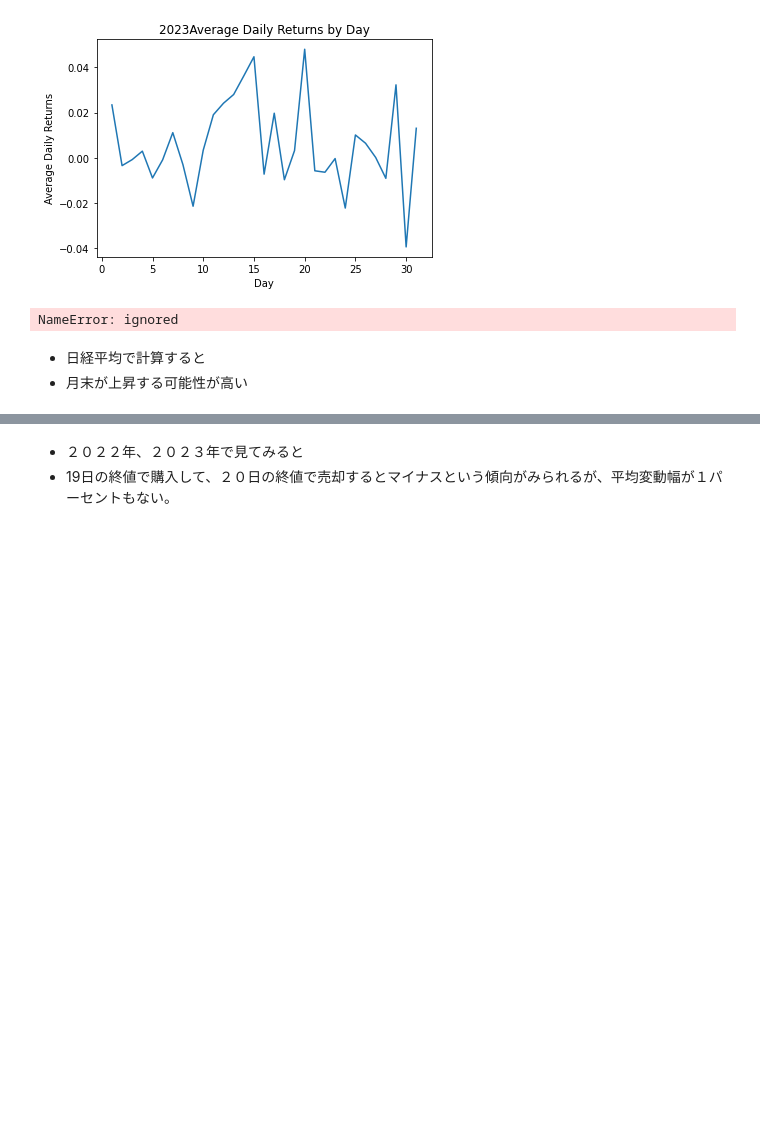
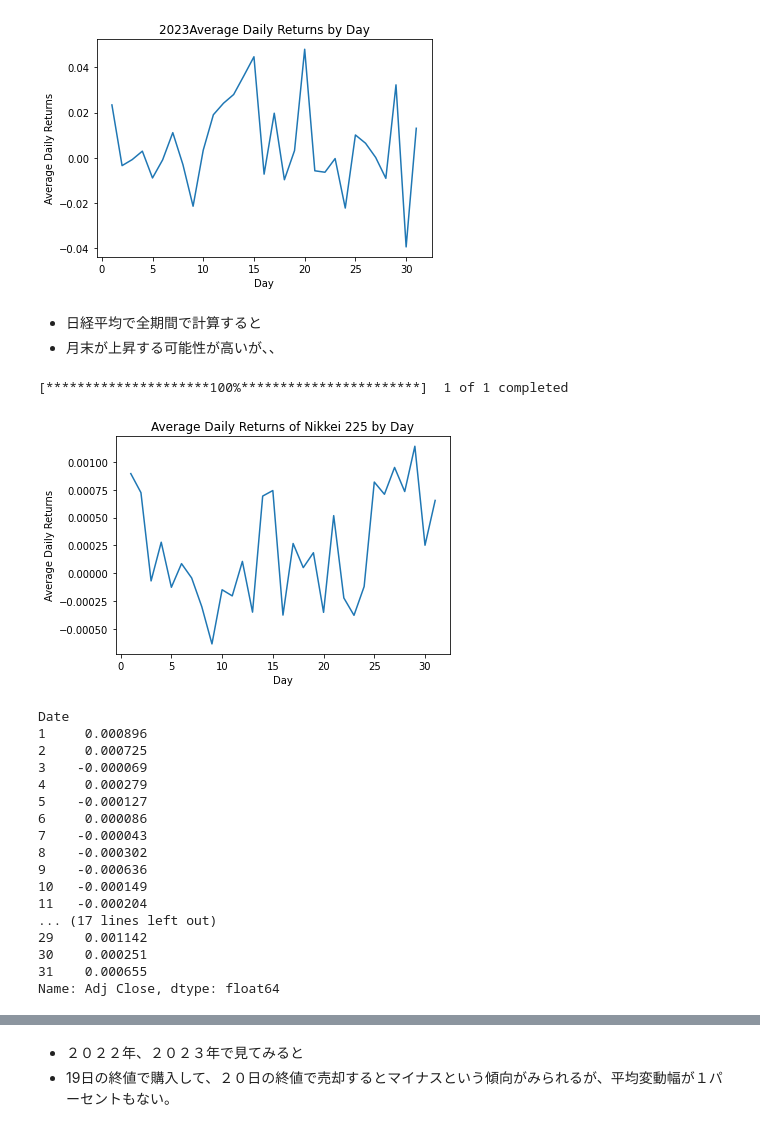
Before and after one commit to yutsutke/practice, a Jupyter notebook: botterdaypermonth.ipynb, the cells around one changed output, grey strips where cells are left out. Cells and saved outputs as stored; diff of their text form; code cells hidden in the pictures; blank space fills up the shorter version.

```diff
--- a/botterdaypermonth.ipynb
+++ b/botterdaypermonth.ipynb
@@ -233,30 +215,53 @@ plt.show()
 # %% [output]
 [figure]
 [figure]
+# %% [markdown]
+*   日経平均で全期間で計算すると
+*   月末が上昇する可能性が高いが、、
 # %%
-start_date = '2022-01-01'
-end_date = '2023-3-1'
+import pandas as pd
+import pandas_datareader.data as web
+import matplotlib.pyplot as plt
+import yfinance as yf
 
-# start_date から end_date までの期間のデータを取得する
-data = bitcoin.loc[start_date:end_date]
+nikkei = yf.download("^N225", period="max")
+
 
 # 日次データに変換する
-daily_data = data.resample('D').last()
+daily_data = nikkei.resample('D').last()
 
 # 日ごとの変化率を計算する
 daily_returns = daily_data["Adj Close"].pct_change()
 
 # 日毎の平均を計算する
 daily_mean = daily_returns.groupby(daily_returns.index.day).mean()
 
+
 # 日付を横軸に、日ごとの平均変化率を縦軸にプロットする
 plt.plot(daily_mean.index, daily_mean)
 plt.xlabel("Day")
 plt.ylabel("Average Daily Returns")
-plt.title("Average Daily Returns by Day")
+plt.title("Average Daily Returns of Nikkei 225 by Day")
 plt.show()
+
+print(daily_mean)
 # %% [output]
-NameError: ignored
+[*********************100%***********************]  1 of 1 completed
+[figure, added]
+Date
+1     0.000896
+2     0.000725
+3    -0.000069
+4     0.000279
+5    -0.000127
+6     0.000086
+7    -0.000043
+8    -0.000302
+9    -0.000636
+10   -0.000149
+11   -0.000204
+... (17 lines left out)
+29    0.001142
+30    0.000251
+31    0.000655
+Name: Adj Close, dtype: float64
-# %% [markdown]
-*   日経平均で計算すると
-*   月末が上昇する可能性が高い
```
Also changed, not shown: parts of 2 cells of this notebook.
